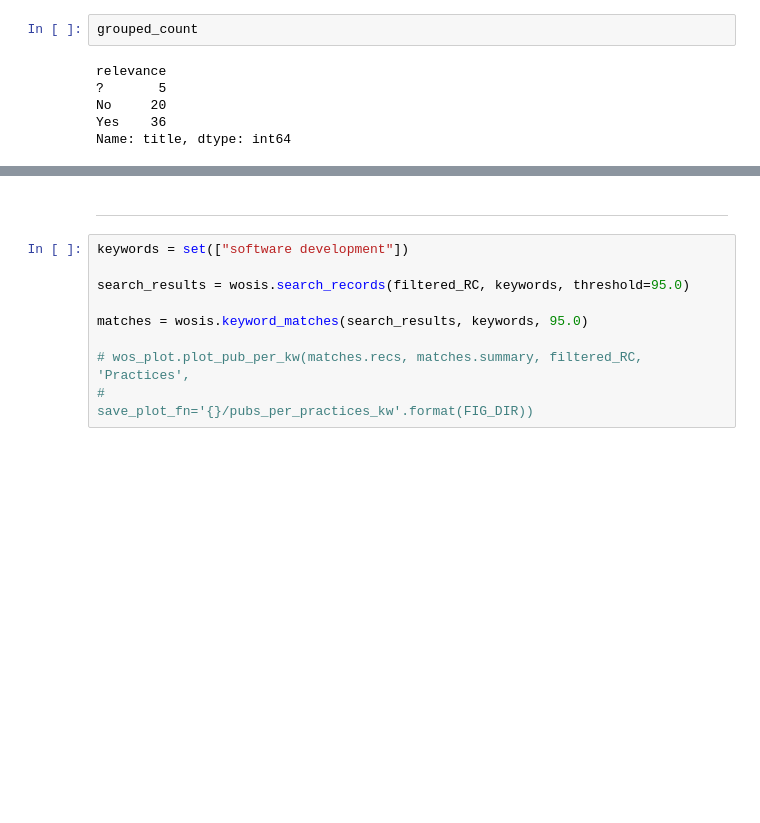
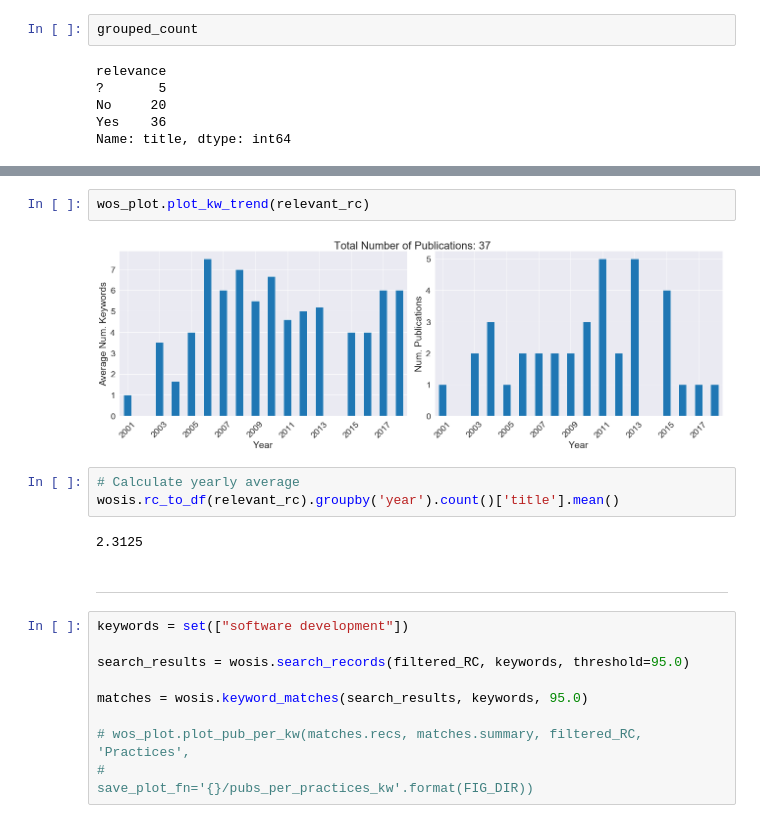
Before and after one commit to ConnectedSystems/sd-prac-bibanalysis, a Jupyter notebook: notebooks/3 Bibiometric Analysis.ipynb, the cells around one changed output, grey strips where cells are left out. Drawn from its saved outputs; the diff is of its cells as text; blank space fills up the shorter version.

```diff
--- a/notebooks/3 Bibiometric Analysis.ipynb
+++ b/notebooks/3 Bibiometric Analysis.ipynb
@@ -88,3 +82,12 @@ Name: title, dtype: int64
+# %%
+wos_plot.plot_kw_trend(relevant_rc)
+# %% [output]
+[figure, added]
+# %%
+# Calculate yearly average
+wosis.rc_to_df(relevant_rc).groupby('year').count()['title'].mean()
+# %% [output]
+2.3125
 # %% [markdown]
 <hr>
 # %%
```
Also changed, not shown: parts of 13 cells of this notebook.
